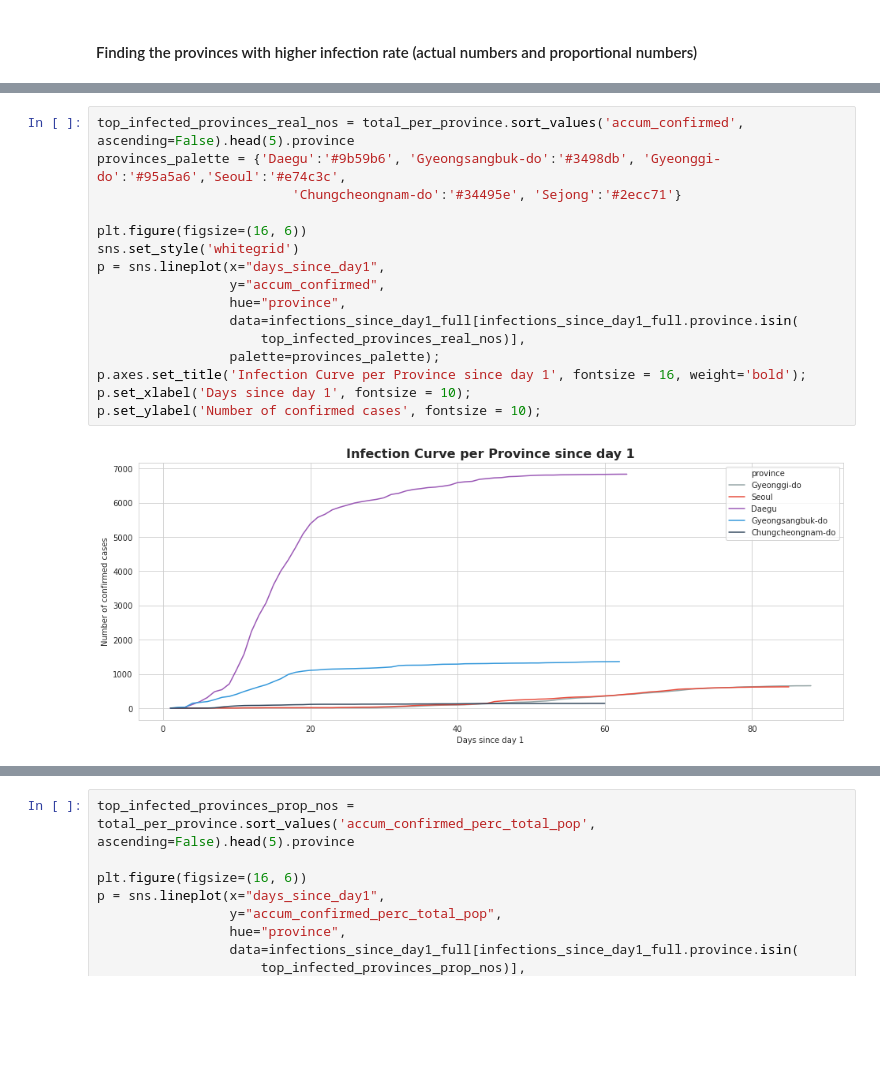
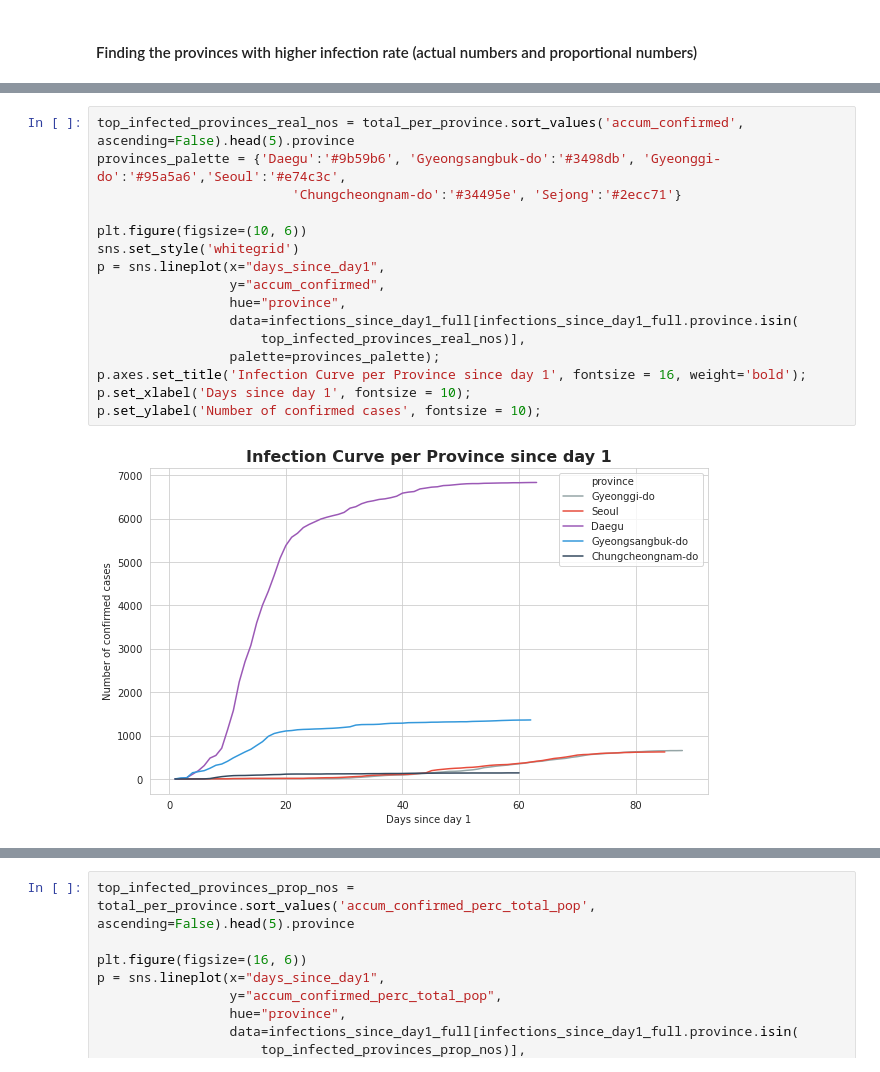
Before and after one commit to tarcisobraz/covid19-skorea, a Jupyter notebook: code/final-notebooks/q1-infections-province-time.ipynb, the cells around one changed output, grey strips where cells are left out. Cells and saved outputs as stored; diff of their text form; blank space fills up the shorter version.

Commit message:
Adjustments on notebook to generate images for draft blog post.

```diff
--- a/code/final-notebooks/q1-infections-province-time.ipynb
+++ b/code/final-notebooks/q1-infections-province-time.ipynb
@@ -249,19 +249,19 @@ province_inf_rate_real_nos
 # %%
 top_infected_provinces_real_nos = total_per_province.sort_values('accum_confirmed', ascending=False).head(5).province
 provinces_palette = {'Daegu':'#9b59b6', 'Gyeongsangbuk-do':'#3498db', 'Gyeonggi-do':'#95a5a6','Seoul':'#e74c3c',
                          'Chungcheongnam-do':'#34495e', 'Sejong':'#2ecc71'}
 
-plt.figure(figsize=(16, 6))
+plt.figure(figsize=(10, 6))
 sns.set_style('whitegrid')
 p = sns.lineplot(x="days_since_day1",
                  y="accum_confirmed",
                  hue="province",
                  data=infections_since_day1_full[infections_since_day1_full.province.isin(
                      top_infected_provinces_real_nos)],
                  palette=provinces_palette);
 p.axes.set_title('Infection Curve per Province since day 1', fontsize = 16, weight='bold');
 p.set_xlabel('Days since day 1', fontsize = 10);
 p.set_ylabel('Number of confirmed cases', fontsize = 10);
 # %% [output]
-[figure, old version]
+[figure, new version]
 # %%
```
Also changed, not shown: parts of 4 cells of this notebook.
